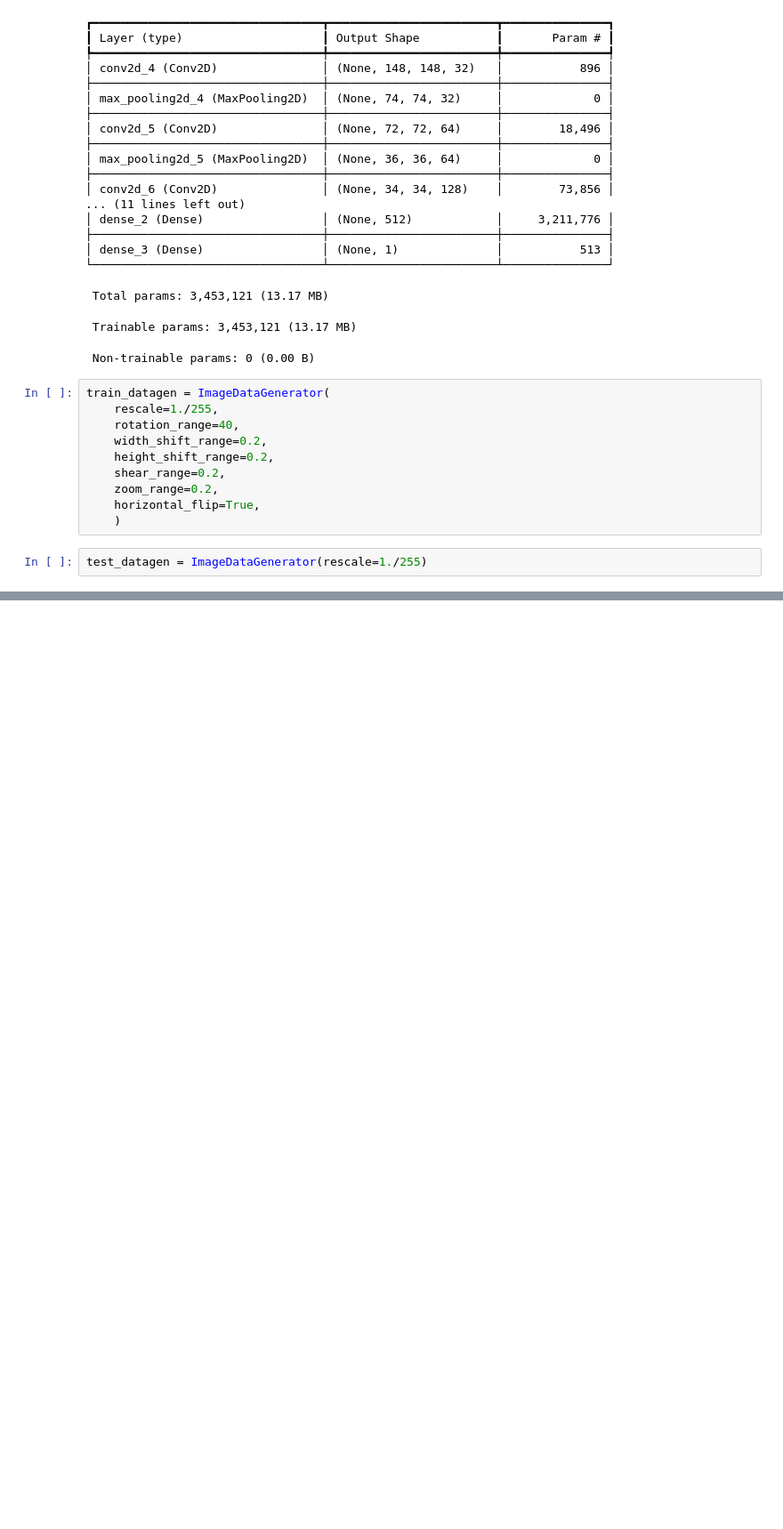
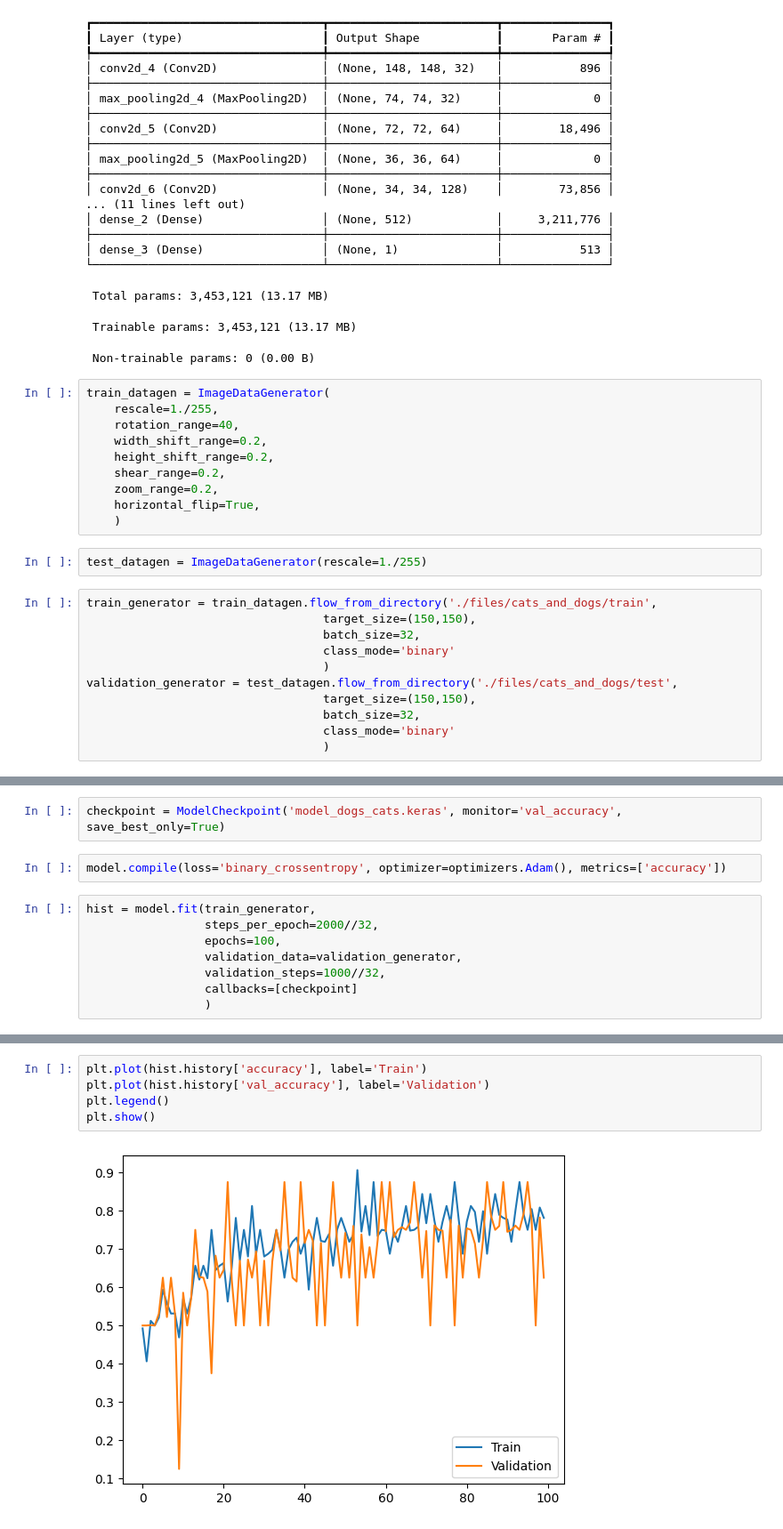
Before and after one commit to andrescf098/ia, a Jupyter notebook: CNN/cats_vs_dogs.ipynb, the cells around one changed output, grey strips where cells are left out. Shown at 89% size. Saved outputs shown, nothing was run; the diff lists cells and outputs as text; blank space fills up the shorter version.

```diff
--- a/CNN/cats_vs_dogs.ipynb
+++ b/CNN/cats_vs_dogs.ipynb
@@ -59,3 +60,14 @@ train_datagen = ImageDataGenerator(
     )
 # %%
 test_datagen = ImageDataGenerator(rescale=1./255)
+# %%
+train_generator = train_datagen.flow_from_directory('./files/cats_and_dogs/train',
+                                  target_size=(150,150),
+                                  batch_size=32,
+                                  class_mode='binary'
+                                  )
+validation_generator = test_datagen.flow_from_directory('./files/cats_and_dogs/test',
+                                  target_size=(150,150),
+                                  batch_size=32,
+                                  class_mode='binary'
+                                  )
@@ -61,0 +77,12 @@ test_datagen = ImageDataGenerator(rescale=1./255)
+# %%
+checkpoint = ModelCheckpoint('model_dogs_cats.keras', monitor='val_accuracy', save_best_only=True)
+# %%
+model.compile(loss='binary_crossentropy', optimizer=optimizers.Adam(), metrics=['accuracy'])
+# %%
+hist = model.fit(train_generator,
+                 steps_per_epoch=2000//32,
+                 epochs=100,
+                 validation_data=validation_generator,
+                 validation_steps=1000//32,
+                 callbacks=[checkpoint]
+                 )
@@ -61,0 +113,7 @@ test_datagen = ImageDataGenerator(rescale=1./255)
+# %%
+plt.plot(hist.history['accuracy'], label='Train')
+plt.plot(hist.history['val_accuracy'], label='Validation')
+plt.legend()
+plt.show()
+# %% [output]
+[figure, added]
```
Also changed, not shown: parts of 4 cells of this notebook, 13 other files.
